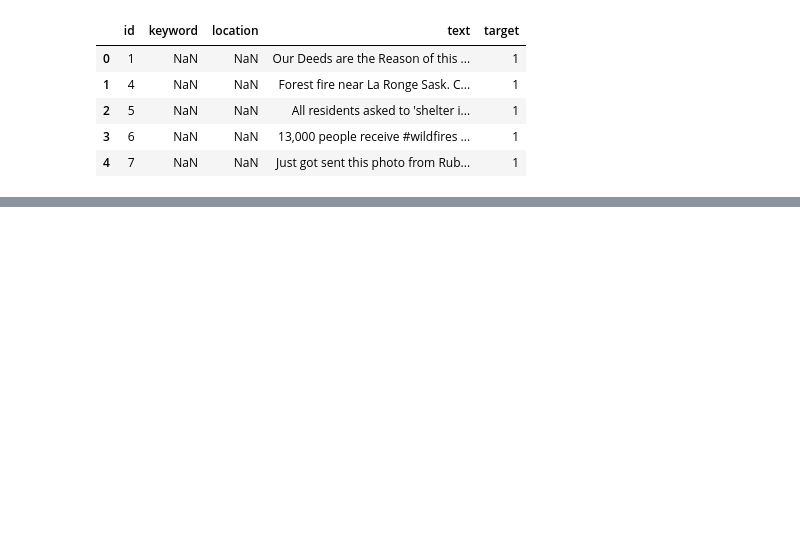
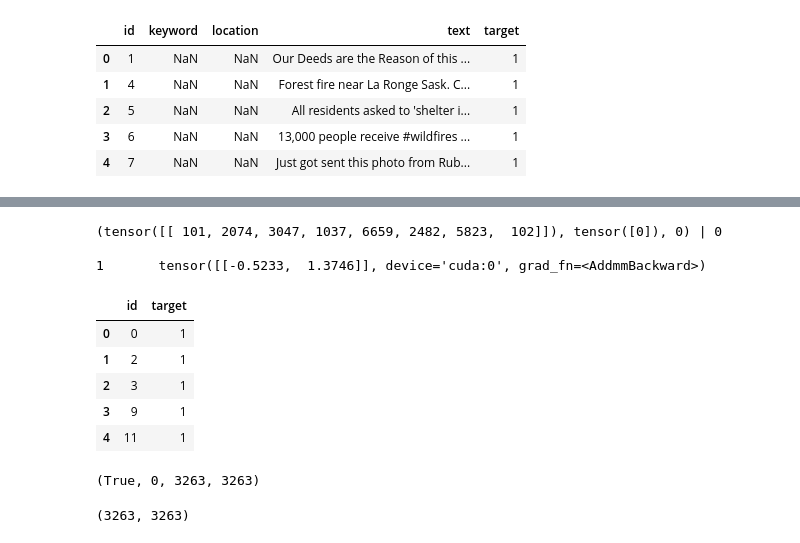
Before and after one commit to harshraj22/DeepLearning, a Jupyter notebook: submissions/Kaggle [Disaster Tweet]/Disaster_Tweet_Kaggle.ipynb, the cells around one changed output, grey strips where cells are left out. Drawn from its saved outputs; the diff is of its cells as text; code cells hidden in the pictures; blank space fills up the shorter version.

```diff
--- a/submissions/Kaggle [Disaster Tweet]/Disaster_Tweet_Kaggle.ipynb
+++ b/submissions/Kaggle [Disaster Tweet]/Disaster_Tweet_Kaggle.ipynb
@@ -464,0 +282,3 @@ len(preds), len(test_data)
+# %%
+test_df = pd.read_csv('cleaned test.csv')
+test_df.tail()
@@ -465,3 +292,38 @@ len(preds), len(test_data)
+# %%
+test_dataset = TextDataset(test_df, tokenizer)
+# %%
+for batch in test_dataset:
+    print(batch, '|', batch[-1].item(), '\n')
+    out = model(batch[0].cuda())
+
+    print(torch.argmax(out, dim=1).item(), out, sep='\t')
+    break
+# %% [output]
+(tensor([[ 101, 2074, 3047, 1037, 6659, 2482, 5823,  102]]), tensor([0]), 0) | 0
+
+1       tensor([[-0.5233,  1.3746]], device='cuda:0', grad_fn=<AddmmBackward>)
+# %%
+preds = pd.DataFrame(columns=['id', 'target'])
+
+for batch in tqdm(test_dataset):
+    out = model(batch[0].cuda())
+    out = torch.argmax(out, dim=1).item()
+
+    preds = preds.append({'id': batch[-1].item(), 'target': out}, ignore_index=True)
+# %%
+preds.head()
+# %% [output]
+|  | id | target |
+| 0 | 0 | 1 |
+| 1 | 2 | 1 |
+| 2 | 3 | 1 |
+| 3 | 9 | 1 |
+| 4 | 11 | 1 |
+# %%
+org = set(pd.read_csv('test.csv')['id'])
+org == set(preds['id']), len(org - set(preds['id'])), len(org), len(preds)
+# %% [output]
+(True, 0, 3263, 3263)
 # %%
 preds.to_csv('preds.csv', index=False)
 # %%
@@ -469,3 +333,4 @@ preds.to_csv('preds.csv', index=False)
 # %%
-org = set(pd.read_csv('test.csv')['id'])
-org == set(preds['id']), len(org - set(preds['id']))
+len(set(preds['id'])), len(set(test_df['id']))
+# %% [output]
+(3263, 3263)
```
Also changed, not shown: parts of 91 cells of this notebook.
